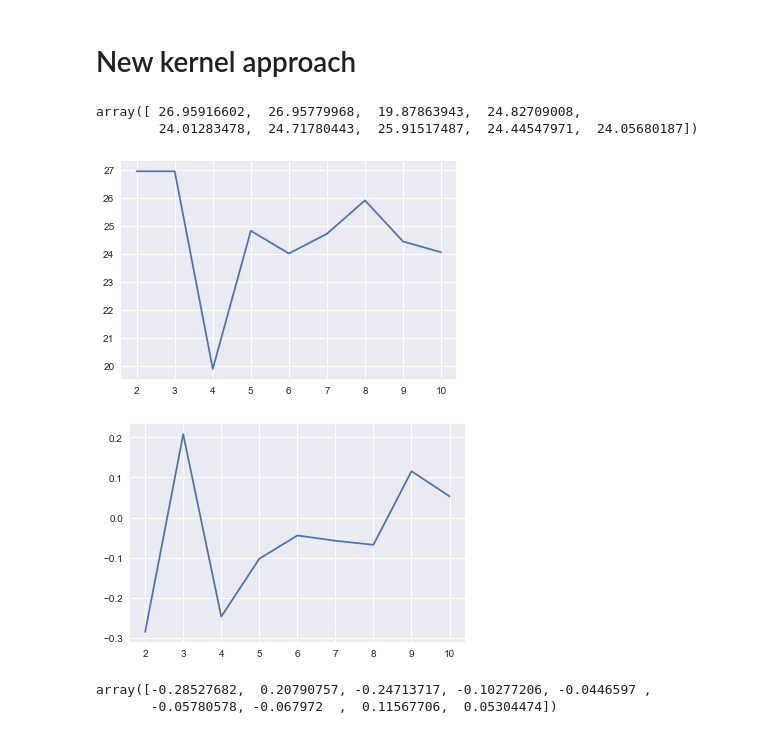
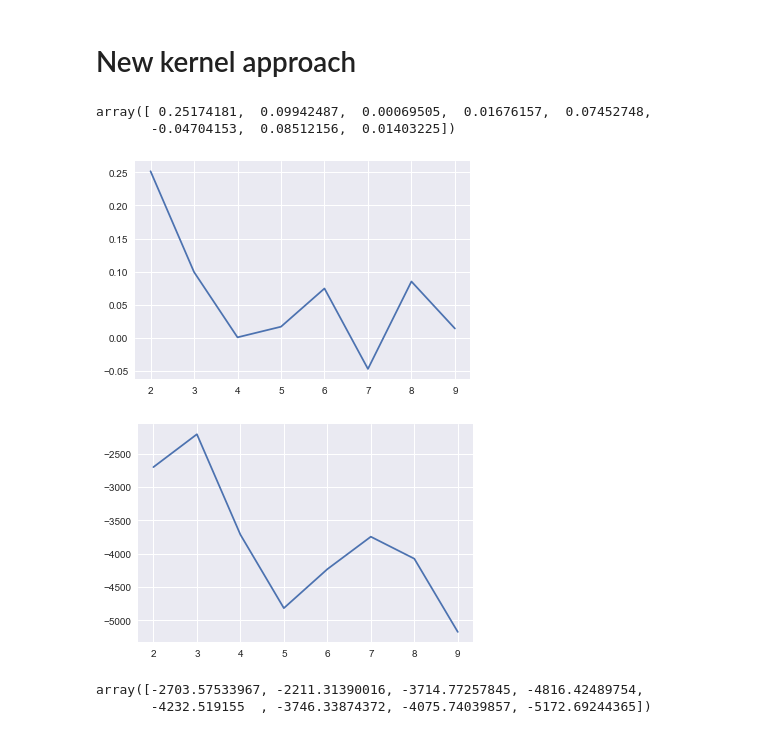
Before and after one commit to singhalrk/stein_ksd, a Jupyter notebook: Stein_Tests.ipynb, the cells around one changed output. Cells and saved outputs as stored; diff of their text form; code cells hidden in the pictures.

```diff
--- a/Stein_Tests.ipynb
+++ b/Stein_Tests.ipynb
@@ -196,25 +172,25 @@ mu4 = np.array([10. , 10. , 110. , 115.])
 p_data = gaussian(dict(mu=mu3, sigma=sigma3))
 q_var = gaussian(dict(mu=mu4, sigma=sigma4))
 
-n_samples = 2**(np.arange(2, 11))
+n_samples = 2**(np.arange(2, 10))
 
-stein_rbf = stein_RRS(dict(name='rbf', p=p_data, q=q_var))
+stein_rbf = stein_RRS(dict(name='rbf', p=p_data, q=q_var, beta=1e-2))
 stein_val_0 = np.array([stein_rbf.stein_Op(n_) for n_ in n_samples])
 plt.plot(np.log2(n_samples), (stein_val_0))
 
 stein_val_0
 # %% [output]
-array([ 26.95916602,  26.95779968,  19.87863943,  24.82709008,
-        24.01283478,  24.71780443,  25.91517487,  24.44547971,  24.05680187])
+array([ 0.25174181,  0.09942487,  0.00069505,  0.01676157,  0.07452748,
+       -0.04704153,  0.08512156,  0.01403225])
-[figure, old version]
+[figure, new version]
 # %%
-stein_imq = stein_RRS(dict(name='imq', p=p_data, q=q_var))
+stein_imq = stein_RRS(dict(name='imq', p=p_data, q=q_var, beta=1, c=1))
 stein_val_1 = np.array([stein_imq.stein_Op(n_) for n_ in n_samples])
 plt.plot(np.log2(n_samples), (stein_val_1))
 plt.show()
 
 stein_val_1
 # %% [output]
-[figure, old version]
+[figure, new version]
-array([-0.28527682,  0.20790757, -0.24713717, -0.10277206, -0.0446597 ,
-       -0.05780578, -0.067972  ,  0.11567706,  0.05304474])
+array([-2703.57533967, -2211.31390016, -3714.77257845, -4816.42489754,
+       -4232.519155  , -3746.33874372, -4075.74039857, -5172.69244365])
```
Also changed, not shown: parts of 18 cells of this notebook.
